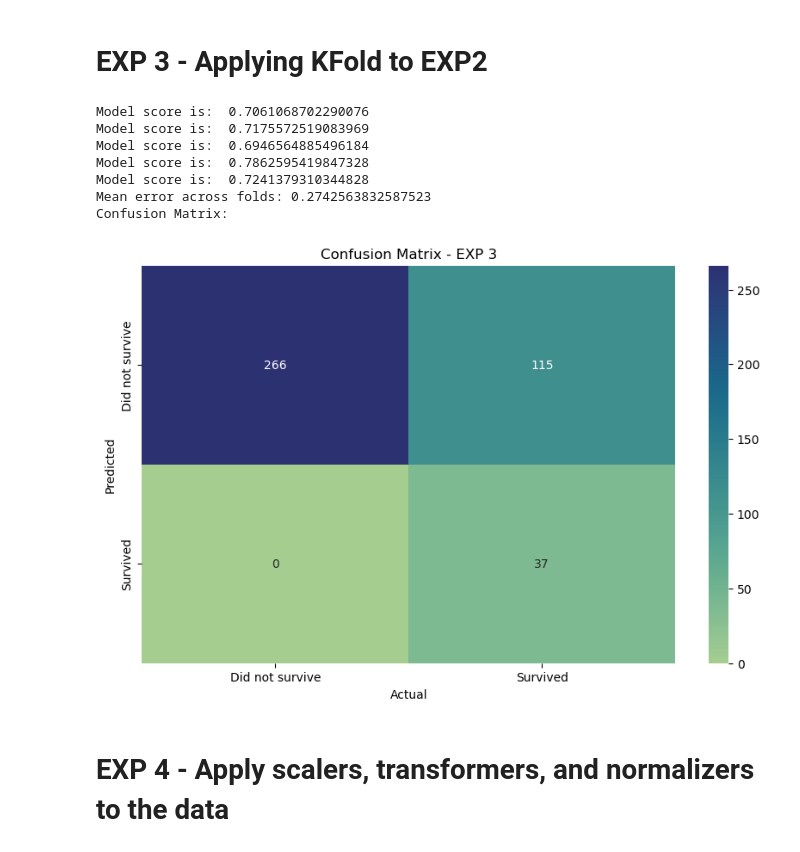
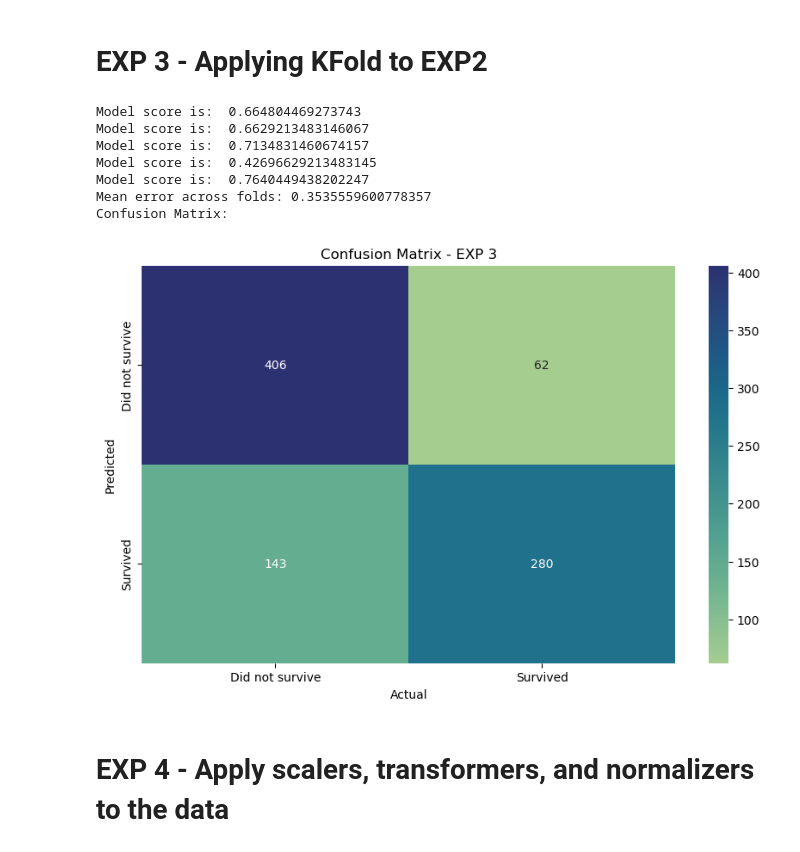
Before and after one commit to Alberthor47/titanic-kaggle-competiton, a Jupyter notebook: titanic_exps.ipynb, the cells around one changed output. Drawn from its saved outputs; the diff is of its cells as text; code cells hidden in the pictures.

```diff
--- a/titanic_exps.ipynb
+++ b/titanic_exps.ipynb
@@ -225,55 +224,50 @@ X_train = train_df[manual_selected_features].copy()
 y_train = train_df['Survived'] # Ensure that the target is aligned with the features
 
 X_test = test_df[manual_selected_features].copy()
-y_test = target_df['Survived'] # Ensure that the target is aligned with the features
 
 # Convert 'sex' feature to numerical, 0 for male, 1 for female
 X_train['Sex'] = X_train['Sex'].map({'male': 0, 'female': 1})
 X_test['Sex'] = X_test['Sex'].map({'male': 0, 'female': 1})
 
 # Fill Age NaN values with the mean
 X_train['Age'] = X_train['Age'].fillna(X_train['Age'].mean())
 X_test['Age'] = X_test['Age'].fillna(X_test['Age'].mean())
 
 # Fill Fare NaN values with the median
 X_train['Fare'] = X_train['Fare'].fillna(X_train['Fare'].median())
 X_test['Fare'] = X_test['Fare'].fillna(X_test['Fare'].median())
 
 # KFold cross-validation
 kf = KFold(n_splits=5, shuffle=True)
 
-# Combine X_train and X_test into a single DataFrame
-combined_X = pd.concat([X_train, X_test], keys=['train', 'test'])
-combined_y = pd.concat([y_train, y_test], keys=['train', 'test'])
-
 m_error = []
-for train_index, val_index in kf.split(combined_X, combined_y):
-    X_train_fold, X_val_fold = combined_X.iloc[train_index], combined_X.iloc[val_index]
-    y_train_fold, y_val_fold = combined_y.iloc[train_index], combined_y.iloc[val_index]
+for train_index, val_index in kf.split(X_train, y_train):
+    X_train_fold, X_val_fold = X_train.iloc[train_index], X_train.iloc[val_index]
+    y_train_fold, y_val_fold = y_train.iloc[train_index], y_train.iloc[val_index]
 
     sgdc = SGDClassifier(loss='log_loss')
     sgdc.fit(X_train_fold, y_train_fold)
     m_error.append(1 - sgdc.score(X_val_fold, y_val_fold))  # Store the error for each fold
     print('Model score is: ', sgdc.score(X_val_fold, y_val_fold))
 
 print('Mean error across folds:', sum(m_error) / len(m_error))
 
 # Visually verify
-sgdc_predictions = sgdc.predict(X_test) # Prepare data for confusion matrix
-cm = pd.crosstab(sgdc_predictions, y_test, rownames=['Predicted'], colnames=['Actual'])
+sgdc_predictions = sgdc.predict(X_train) # Prepare data for confusion matrix
+cm = pd.crosstab(sgdc_predictions, y_train, rownames=['Predicted'], colnames=['Actual'])
 print('Confusion Matrix:')
 plt.figure(figsize=(10, 6))
 sns.heatmap(cm, cmap='crest', annot=True, fmt='d', xticklabels=['Did not survive', 'Survived'], yticklabels=['Did not survive', 'Survived'])
 plt.title('Confusion Matrix - EXP 3')
 plt.show()
 # %% [output]
-Model score is:  0.7061068702290076
-Model score is:  0.7175572519083969
-Model score is:  0.6946564885496184
-Model score is:  0.7862595419847328
-Model score is:  0.7241379310344828
-Mean error across folds: 0.2742563832587523
+Model score is:  0.664804469273743
+Model score is:  0.6629213483146067
+Model score is:  0.7134831460674157
+Model score is:  0.42696629213483145
+Model score is:  0.7640449438202247
+Mean error across folds: 0.3535559600778357
 Confusion Matrix:
-[figure, old version]
+[figure, new version]
 # %% [markdown]
 # EXP 4 - Apply scalers, transformers, and normalizers to the data
```
Also changed, not shown: parts of 15 cells of this notebook.
